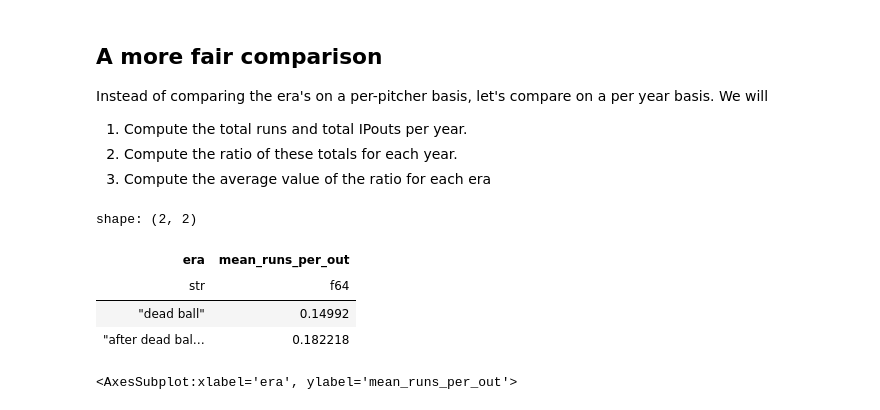
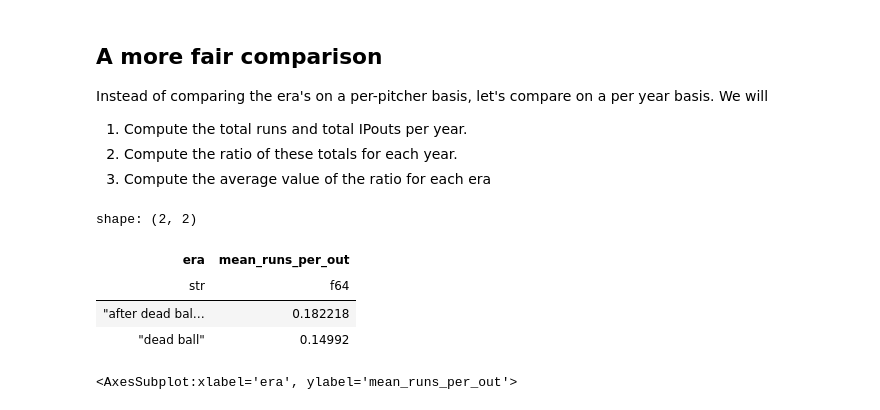
Before and after one commit to AKerby/dsci_325_module_7_more_data_management_in_python, a Jupyter notebook: Aggregation in Python.ipynb, the cells around one changed output. Cells and saved outputs as stored; diff of their text form; code cells hidden in the pictures.

```diff
--- a/Aggregation in Python.ipynb
+++ b/Aggregation in Python.ipynb
@@ -252,25 +252,25 @@ Instead of comparing the era's on a per-pitcher basis, let's compare on a per ye
 # %%
 mean_runs_per_out = (pitching
                      .select([pl.col('IPouts'), pl.col('yearID'), pl.col('R')])
                      .filter((pl.col('yearID') >= 1900) & (pl.col('yearID') < 1940))
-                     .groupby(pl.col('yearID'))
+                     .group_by(pl.col('yearID'))
                      .agg([pl.col('R').sum().alias('total_runs'),
                            pl.col('IPouts').sum().alias('total_ipouts')
                           ])
                      .with_columns(runs_per_out = pl.col('total_runs')/pl.col('total_ipouts'),
                                    era = pl.when(pl.col('yearID') < 1920)
                                            .then(pl.lit("dead ball"))
                                            .otherwise(pl.lit("after dead ball")))
                      .group_by(pl.col('era'))
                      .agg(pl.col('runs_per_out').mean().alias('mean_runs_per_out'))
                     )
 mean_runs_per_out
 # %% [output]
 shape: (2, 2)
 | era | mean_runs_per_out |
 | str | f64 |
+| "after dead bal… | 0.182218 |
 | "dead ball" | 0.14992 |
-| "after dead bal… | 0.182218 |
 # %%
 sns.barplot(x = "era", y="mean_runs_per_out", data=mean_runs_per_out.to_pandas())
 # %% [output]
```
